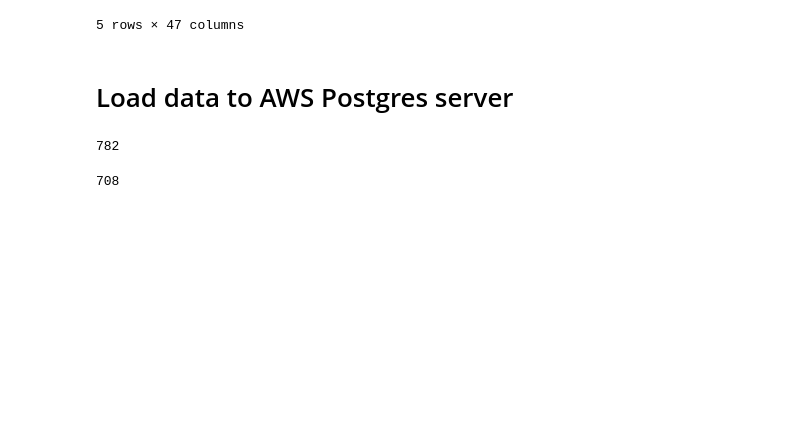
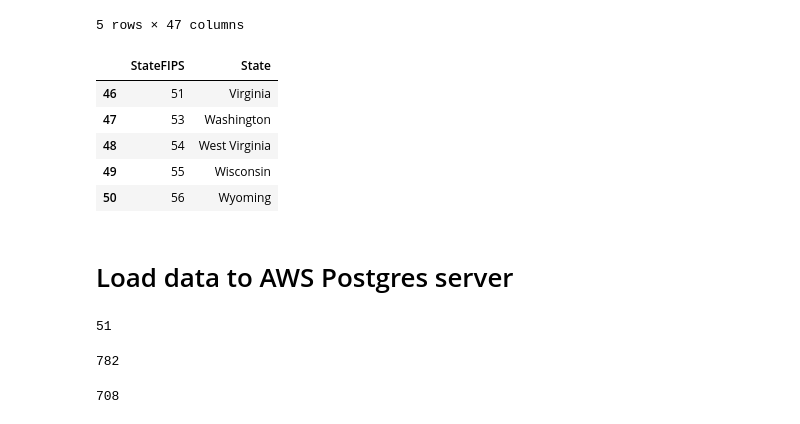
Before and after one commit to meeyoungPH/food-insecurity-machine-learning, a Jupyter notebook: static/data/etl.ipynb, the cells around one changed output. Cells and saved outputs as stored; diff of their text form; code cells hidden in the pictures; blank space fills up the shorter version.

Commit message:
added state table and relationships

```diff
--- a/static/data/etl.ipynb
+++ b/static/data/etl.ipynb
@@ -168,12 +168,33 @@ df3.tail()
 | 67284 | 56045951100 | 56 | Wyoming | Weston County | 0 | 3314 | 1322 | 17.5 | 74500.0 | ... |
 | 67285 | 56045951300 | 56 | Wyoming | Weston County | 1 | 3894 | 1699 | 17.3 | 76838.0 | ... |
 5 rows × 47 columns
+# %%
+state_df = raw_df.drop_duplicates(subset=['State','StateFIPS'], keep='first').reset_index(drop=True)
+state_df = state_df[['StateFIPS', 'State']]
+# state_df.drop_duplicates()
+state_df.tail()
+# %% [output]
+|  | StateFIPS | State |
+| 46 | 51 | Virginia |
+| 47 | 53 | Washington |
+| 48 | 54 | West Virginia |
+| 49 | 55 | Wisconsin |
+| 50 | 56 | Wyoming |
 # %% [markdown]
 # Load data to AWS Postgres server
 # %%
 # connect to postgres database
 rds_connection_string = f'{protocol}://{username}:{password}@{host}:{port}/{database_name}'
 engine = create_engine(rds_connection_string)
+# %%
+# drop dependent objects if they exist
+with engine.connect() as conn:
+    conn.execute('DROP TABLE IF EXISTS state CASCADE')
+
+# load state dataframe to rds
+state_df.to_sql('state', engine, if_exists='replace', index=False, method='multi')
+# %% [output]
+51
 # %%
 # load 1st dataframe to rds
 df1.to_sql('food_access_1', engine, if_exists='replace', index=False)
```
Also changed, not shown: parts of 2 cells of this notebook, 1 other file.
